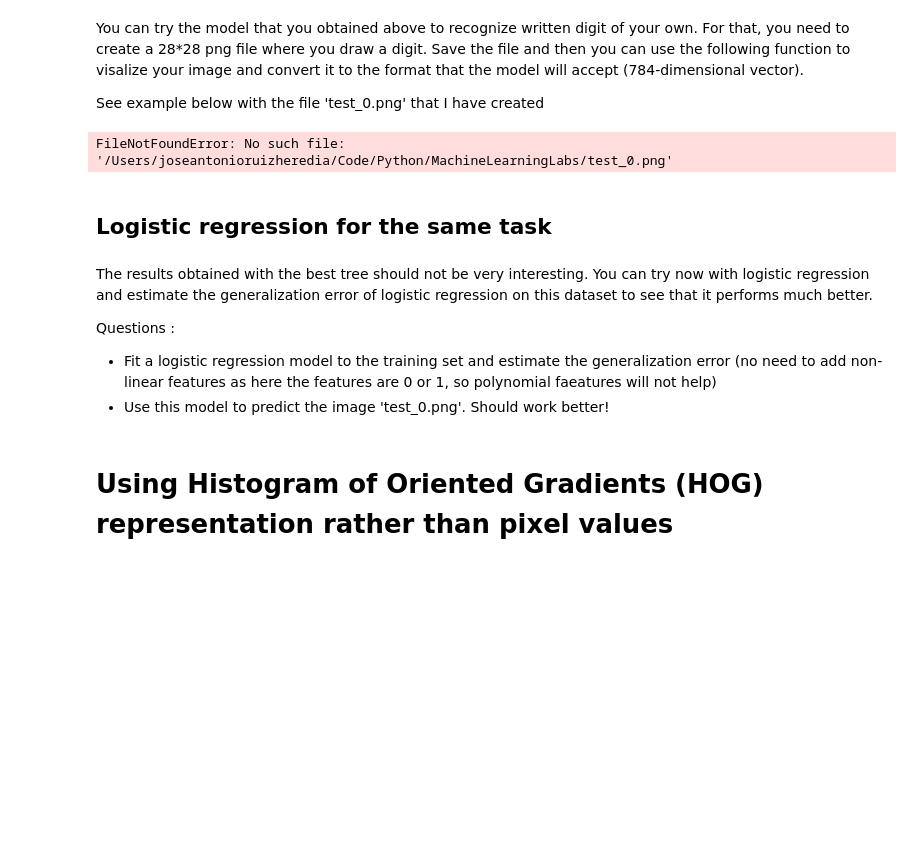
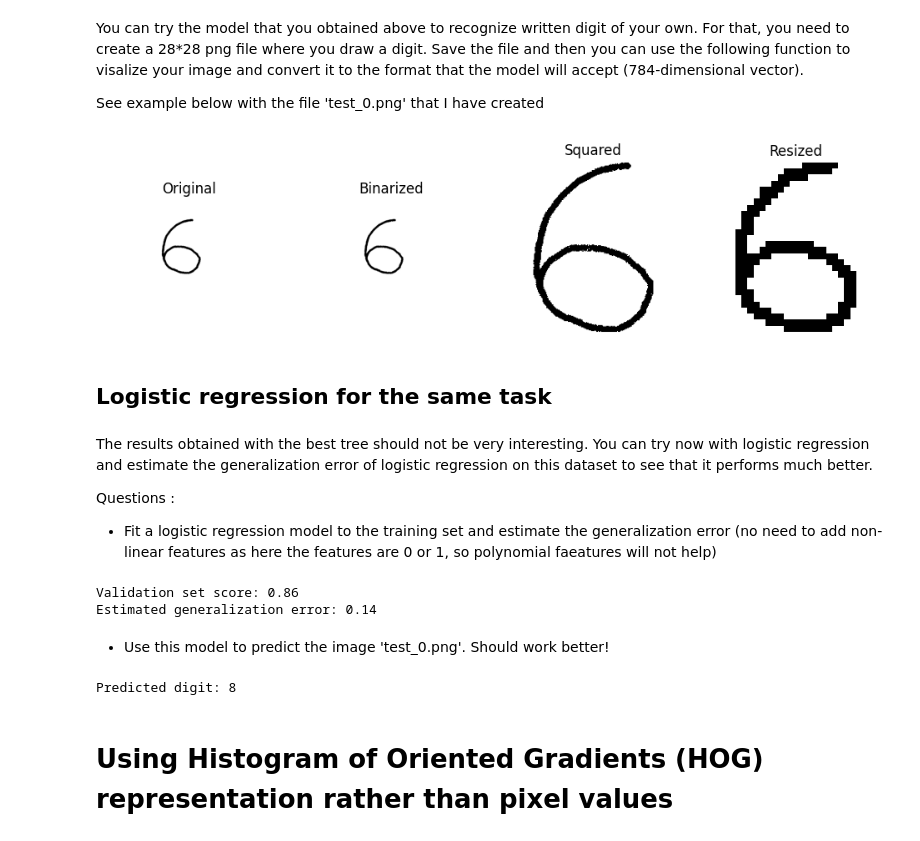
Before and after one commit to JoseRuiz01/MachineLearningLabs, a Jupyter notebook: TP_2_Decision_Tree.ipynb, the cells around one changed output. Cells and saved outputs as stored; diff of their text form; code cells hidden in the pictures; blank space fills up the shorter version.

```diff
--- a/TP_2_Decision_Tree.ipynb
+++ b/TP_2_Decision_Tree.ipynb
@@ -410,16 +545,14 @@ def read_myimage(f):
     return myimage.reshape(1,28*28)
 # %%
 # use this code if your image is already 28x28 and binary (black and white)
-myim = read_myimage('test_0.png')
-dt.predict(myim)
+# myim = read_myimage('test_0.png')
+# dt2.predict(myim)
-# %% [output]
-FileNotFoundError: No such file: '/Users/joseantonioruizheredia/Code/Python/MachineLearningLabs/test_0.png'
 # %%
 # use this code if your image is neither 28x28 nor binary (black and white)
 
 from skimage.transform import resize
 
-myim = myimage = skimage.io.imread('test_0.jpeg', as_gray=True)
+myim = myimage = skimage.io.imread('test_0.png', as_gray=True)
 
 fig, axes = plt.subplots(ncols=4, figsize=(12, 3))
 ax = axes.ravel()
@@ -450,33 +583,35 @@ left, right = np.min(i0[1]), np.max(i0[1])
 myimage = myimage[top:bottom, left:right]
 ax[2].imshow(myimage, cmap=plt.cm.gray)
 ax[2].set_title('Cropped')
 ax[2].axis('off')
 
 # pad the image to get a squared image
 h, w = myimage.shape
 if h > w:
     pad = (h - w) // 2
     myimage = np.pad(myimage, ((1,1),(pad, pad)), 'constant', constant_values=1)
 elif w > h:
     pad = (w - h) // 2
     myimage = np.pad(myimage, ((pad, pad),(1,1)), 'constant', constant_values=1)
 
 ax[2].imshow(myimage, cmap=plt.cm.gray)
 ax[2].set_title('Squared')
 ax[2].axis('off')
 
 # resize the image to 28x28 and binarize again
 myimage = resize(myimage, (28,28), anti_aliasing=True)
 thresh = 0.9*np.max(myimage)
 i0 = np.where(myimage <= thresh)
 i1 = np.where(myimage > thresh)
 myimage[i0] = 0
 myimage[i1] = 1
 ax[3].imshow(myimage, cmap=plt.cm.gray)
 ax[3].set_title('Resized')
 ax[3].axis('off')
 
 plt.show()
+# %% [output]
+[figure, added]
 # %% [markdown]
 ## Logistic regression for the same task
 # %% [markdown]
@@ -484,7 +619,37 @@ The results obtained with the best tree should not be very interesting. You can
 
 Questions :
 - Fit a logistic regression model to the training set and estimate the generalization error (no need to add non-linear features as here the features are 0 or 1, so polynomial faeatures will not help)
-- Use this model to predict the image 'test_0.png'. Should work better!
+# %%
+from sklearn.linear_model import LogisticRegression
+
+# X_train: training features (flattened 28x28 images or the binary features)
+# y_train: training labels
+
+# Fit logistic regression on the training set
+logreg = LogisticRegression(max_iter=1000)
+logreg.fit(data2_train.iloc[:, 1:], data2_train.label)
+
+# Compute validation score
+val_score = logreg.score(data2_valid.iloc[:, 1:], data2_valid.label)
+print("Validation set score:", val_score)
+
+# Estimated generalization error
+gen_error = 1 - val_score
+print("Estimated generalization error:", gen_error)
+# %% [output]
+Validation set score: 0.86
+Estimated generalization error: 0.14
+# %% [markdown]
+- Use this model to predict the image 'test_0.png'. Should work better!
+# %%
+# Flatten the processed image
+myimage = myimage.reshape(1, 28*28)
+
+# Predict using logistic regression
+predicted_label = logreg.predict(myimage)
+print("Predicted digit:", predicted_label[0])
+# %% [output]
+Predicted digit: 8
 # %% [markdown]
 # Using Histogram of Oriented Gradients (HOG) representation rather than pixel values
 # %% [markdown]
```
Also changed, not shown: parts of 19 cells of this notebook, 1 other file.
